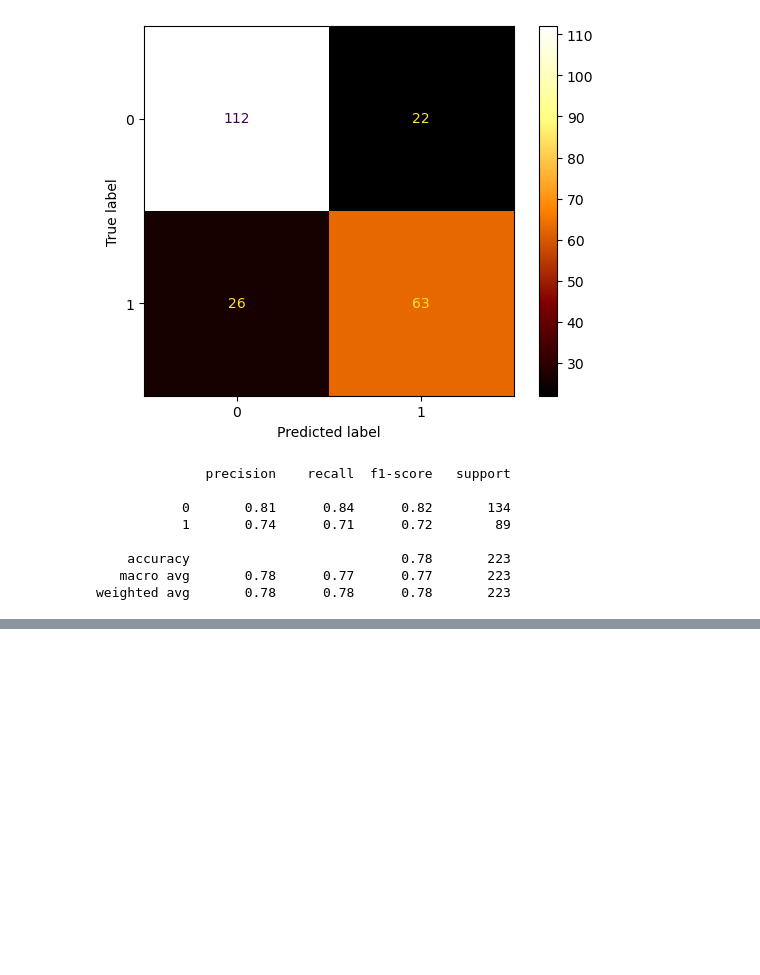
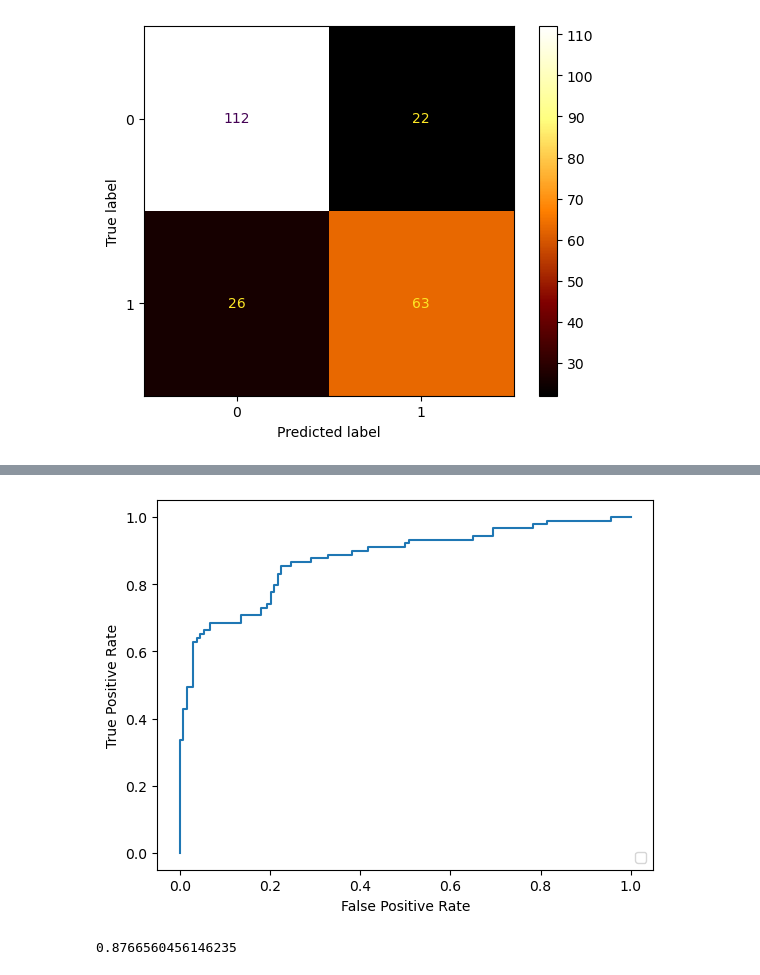
Before and after one commit to ADPriceless/TDA_Assignment_Titanic, a Jupyter notebook: experimentation.ipynb, the cells around one changed output, grey strips where cells are left out. Drawn from its saved outputs; the diff is of its cells as text; code cells hidden in the pictures; blank space fills up the shorter version.

Commit message:
Use Pipeline class, add results display and add results logging

```diff
--- a/experimentation.ipynb
+++ b/experimentation.ipynb
@@ -84,5 +93,3 @@ column_transformer = ColumnTransformer(
     remainder="passthrough",
     n_jobs=-1
 )
-# %%
-X_train_processed = column_transformer.fit_transform(X_train)
@@ -97,3 +96,10 @@ clf = LinearSVC()
+# %%
+clf = LinearSVC(random_state=params['random_state'])
+
+pipe = Pipeline((
+    ('preprocessing', column_transformer),
+    ('classifier', clf)
+))
 # %% [markdown]
 ## Results
 # %%
@@ -106,4 +113,3 @@ training time: 0.01s +/- 0.00s
-# %%
-clf.fit(X_train_processed, y_train)
-X_val_processed = column_transformer.transform(X_val)
-y_pred = clf.predict(X_val_processed)
+# %%
+pipe.fit(X_train, y_train)
+y_pred = pipe.predict(X_val)
@@ -113,14 +130,9 @@ cm_display = ConfusionMatrixDisplay(cm).plot()
 cm_display.im_.set_cmap('afmhot')
 # %% [output]
 [figure]
-# %%
-print(classification_report(y_val, y_pred))
-# %% [output]
-              precision    recall  f1-score   support
-
-           0       0.81      0.84      0.82       134
-           1       0.74      0.71      0.72        89
-
-    accuracy                           0.78       223
-   macro avg       0.78      0.77      0.77       223
-weighted avg       0.78      0.78      0.78       223
+# %%
+y_score = pipe.decision_function(X_val)
+
+fpr, tpr, _ = roc_curve(y_val, y_score, pos_label=clf.classes_[1])
+roc_display = RocCurveDisplay(fpr=fpr, tpr=tpr).plot()
+# %% [output]
@@ -126,0 +140,5 @@ weighted avg       0.78      0.78      0.78       223
+[figure, added]
+# %%
+auc(fpr, tpr)
+# %% [output]
+0.8766560456146235
```
Also changed, not shown: parts of 15 cells of this notebook, 1 other file.
